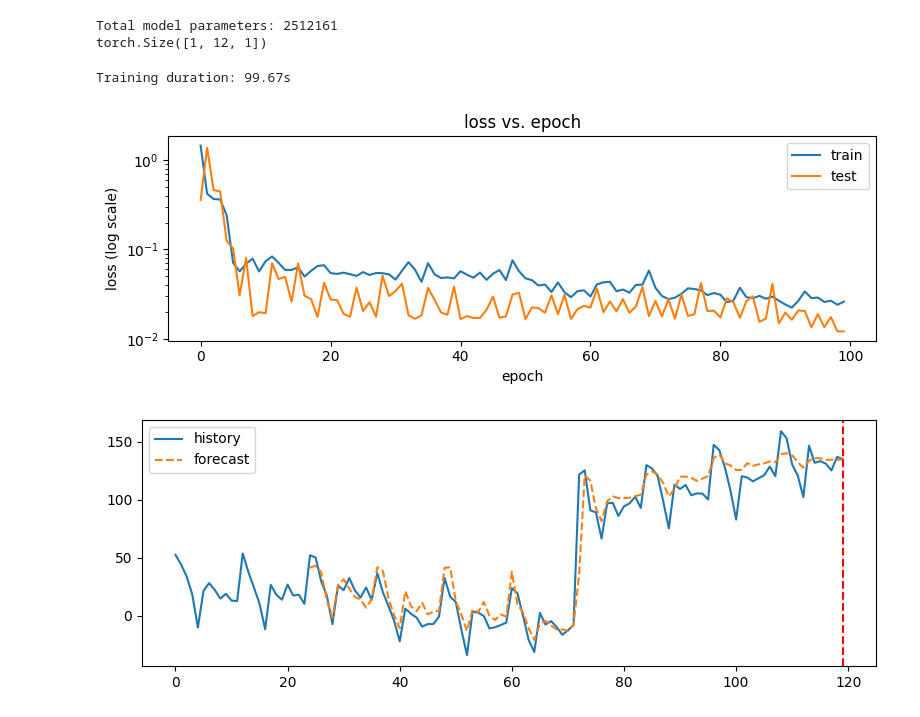
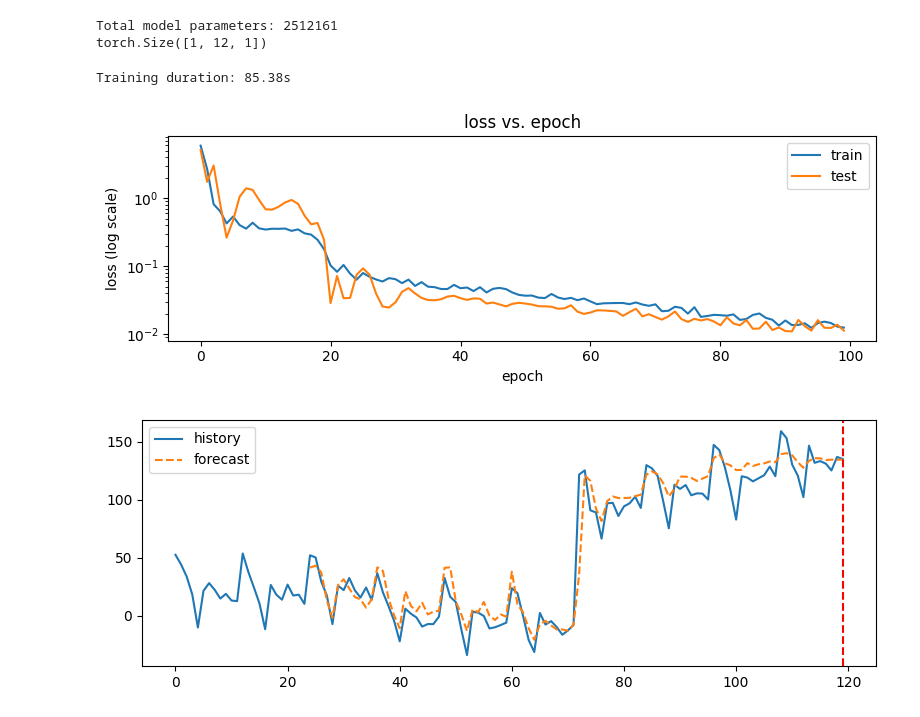
Before and after one commit to MengOonLee/Deep_learning, a Jupyter notebook: PyTorch/Experiments/Transformer/TimeSeries/T01_Forecasting.ipynb, the cells around one changed output. Drawn from its saved outputs; the diff is of its cells as text; code cells hidden in the pictures.

```diff
--- a/PyTorch/Experiments/Transformer/TimeSeries/T01_Forecasting.ipynb
+++ b/PyTorch/Experiments/Transformer/TimeSeries/T01_Forecasting.ipynb
@@ -192,11 +192,21 @@ def train_step(model, dl_train, criterion, optimizer, device):
     model.train()
     losses = []
     for batch in dl_train:
-        src, tgt = [x.to(device) for x in batch]
-        tgt_in = torch.cat(tensors=[src[:, -1:], tgt[:, :-1]], dim=1)
-        out = model(src=src, tgt=tgt_in)
+        src, src_idx, src_month, tgt, tgt_idx, tgt_month = \
+            [x.to(device) for x in batch]
+        tgt_in = torch.cat(tensors=[
+            src[:, -1:], tgt[:, :-1]
+        ], dim=1)
+        tgt_in_idx = torch.cat(tensors=[
+            src_idx[:, -1:], tgt_idx[:, :-1]
+        ], dim=1)
+        tgt_in_month = torch.cat(tensors=[
+            src_month[:, -1:], tgt_month[:, :-1]
+            ], dim=1)
+        pred = model(src=src, src_idx=src_idx, src_month=src_month,
+            tgt=tgt_in, tgt_idx=tgt_in_idx, tgt_month=tgt_in_month)
 
-        loss = criterion(input=out, target=tgt)
+        loss = criterion(input=pred, target=tgt)
         optimizer.zero_grad()
         loss.backward()
         optimizer.step()
@@ -208,11 +218,22 @@ def test_step(model, dl_test, criterion, device):
     model.eval()
     losses = []
     for batch in dl_test:
-        src, tgt = [x.to(device) for x in batch]
-        # tgt_in = torch.cat(tensors=[src[:, -1:], tgt[:, :-1]], dim=1)
-        out = model.infer(src=src, tgt_len=tgt.shape[1])
+        src, src_idx, src_month, tgt, tgt_idx, tgt_month = \
+            [x.to(device) for x in batch]
+        tgt_in = torch.cat(tensors=[
+            src[:, -1:], tgt[:, :-1]
+        ], dim=1)
+        tgt_in_idx = torch.cat(tensors=[
+            src_idx[:, -1:], tgt_idx[:, :-1]
+        ], dim=1)
+        tgt_in_month = torch.cat(tensors=[
+            src_month[:, -1:], tgt_month[:, :-1]
+            ], dim=1)
+        pred = model(src=src, src_idx=src_idx, src_month=src_month,
+            tgt=tgt_in, tgt_idx=tgt_in_idx, tgt_month=tgt_in_month)
+        # out = model.infer(src=src, tgt_len=tgt.shape[1])
 
-        loss = criterion(input=out, target=tgt)
+        loss = criterion(input=pred, target=tgt)
         losses.append(loss.item())
     return np.mean(losses)
 
@@ -244,35 +265,35 @@ def training(model, dl_train, dl_test, model_path, max_epochs, device):
 torch.manual_seed(seed=42)
 model = TransformerForecast()
 device = torch.device('cuda' if torch.cuda.is_available() else 'cpu')
 
 os.makedirs('models', exist_ok=True)
 model_path = 'models/best_model.pth'
 
 start_time = time.time()
 history = training(model=model, dl_train=dl_train, dl_test=dl_test,
     model_path=model_path, max_epochs=100, device=device)
 print("Training duration: %.2fs"%(time.time() - start_time))
 
 def plot_history(history):
     df_history = pd.DataFrame(history)
     df_history.index.name = 'epoch'
     df_history.reset_index(inplace=True)
 
     plt.figure(figsize=(8, 3))
     sns.lineplot(data=df_history, x='epoch', y='train_loss', label='train')
     sns.lineplot(data=df_history, x='epoch', y='test_loss', label='test')
     plt.yscale('log')
     plt.legend(loc='best')
     plt.title(label="loss vs. epoch")
     plt.xlabel(xlabel='epoch')
     plt.ylabel(ylabel='loss (log scale)')
     plt.tight_layout()
     plt.show()
 
 plot_history(history=history)
 # %% [output]
-Training duration: 99.67s
+Training duration: 85.38s
-[figure, old version]
+[figure, new version]
 # %%
 import numpy as np
 import torch
```
